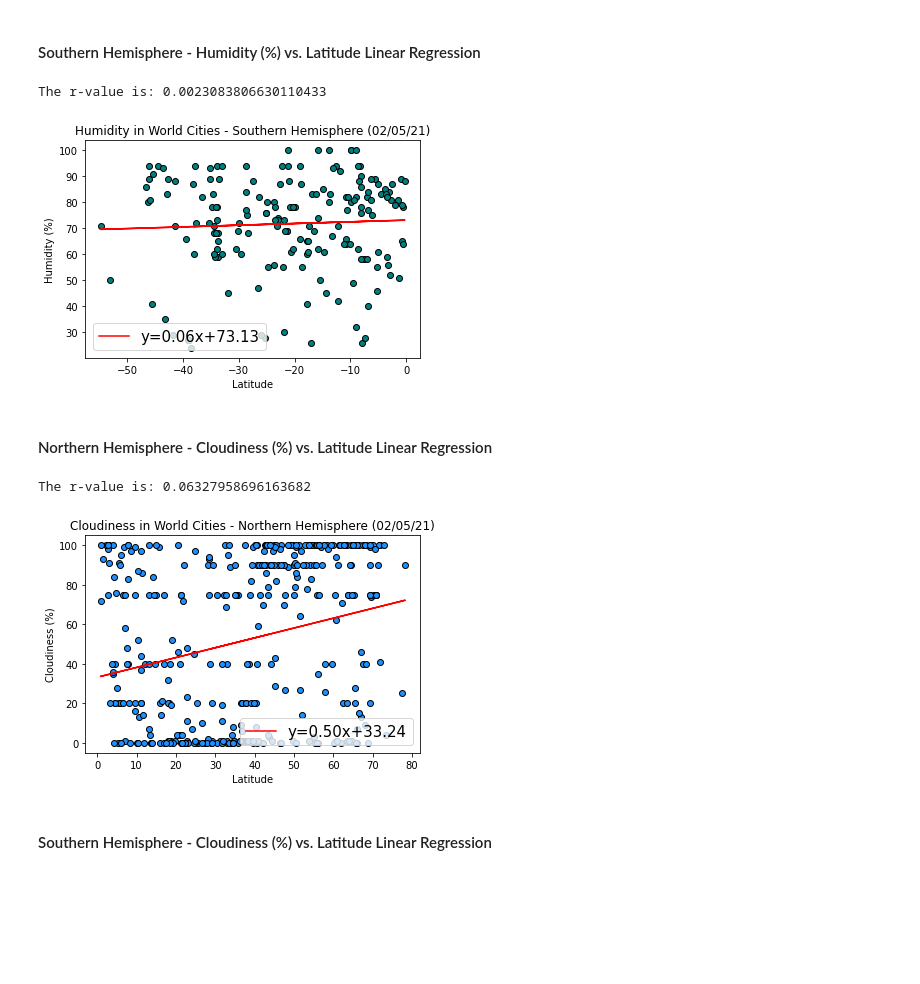
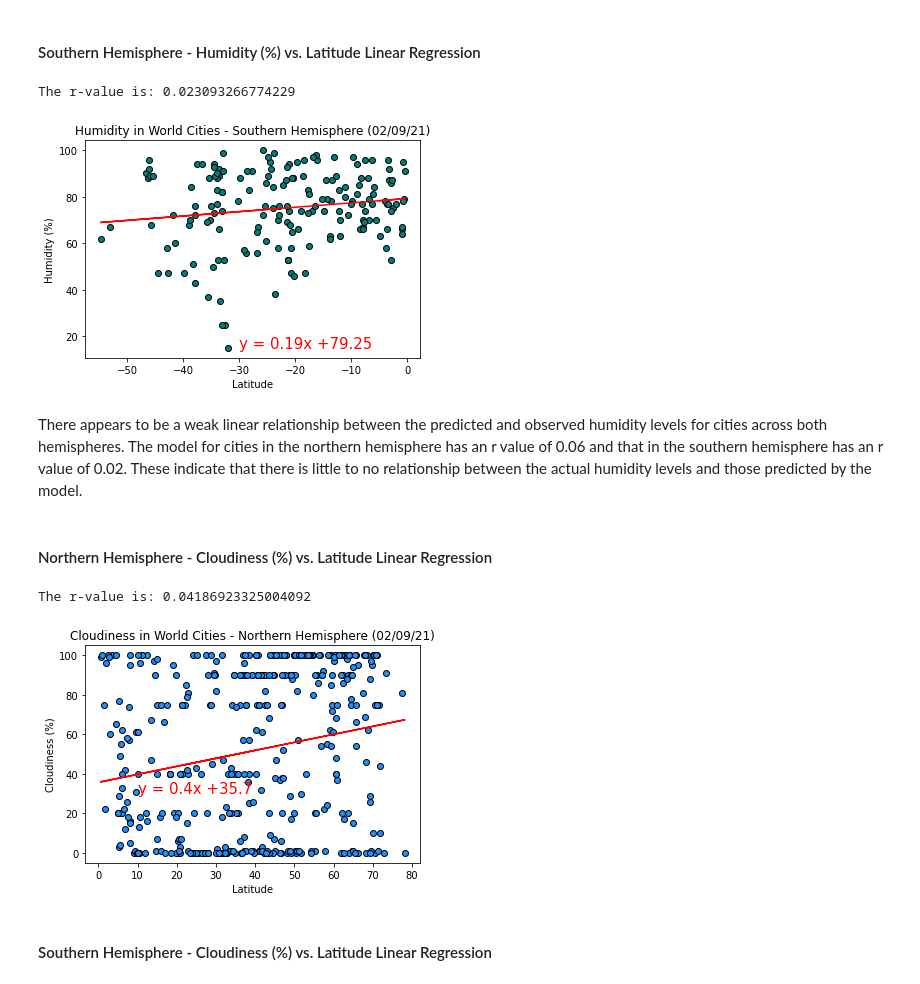
Before and after one commit to bminhas01/python-api-challenge, a Jupyter notebook: WeatherPy/WeatherPy.ipynb, the cells around one changed output. Cells and saved outputs as stored; diff of their text form; code cells hidden in the pictures; blank space fills up the shorter version.

```diff
--- a/WeatherPy/WeatherPy.ipynb
+++ b/WeatherPy/WeatherPy.ipynb
@@ -429,16 +422,13 @@ line_eq = "y = " + str(round(slope,2)) + "x +" + str(round(intercept,2))
 
 # Create Plot
 plt.scatter(x_values,y_values, color = "teal", edgecolor = 'black')
-plt.plot(x_values,regress_values, "red", label='y={:.2f}x+{:.2f}'.format(slope,intercept))
+plt.plot(x_values,regress_values, "red")
 
 # Label plot
 plt.title(f"Humidity in World Cities - Southern Hemisphere ({date})")
 plt.xlabel('Latitude')
 plt.ylabel('Humidity (%)')
-plt.legend(loc = "best", fontsize=15)
-
-# Save the figure
-plt.savefig("../output_data/HumidityvsLat_LinReg_SouthernHem.png.png")
+plt.annotate(line_eq,(-30,15),fontsize=15,color="red")
 
 # Print r value
 print(f"The r-value is: {rvalue**2}")
@@ -446,44 +436,43 @@ print(f"The r-value is: {rvalue**2}")
 # Show plot
 plt.show()
 # %% [output]
-The r-value is: 0.0023083806630110433
+The r-value is: 0.023093266774229
-[figure, old version]
+[figure, new version]
+# %% [markdown]
+There appears to be a weak linear relationship between the predicted and observed humidity levels for cities across both hemispheres. The model for cities in the northern hemisphere has an r value of 0.06 and that in the southern hemisphere has an r value of 0.02. These indicate that there is little to no relationship between the actual humidity levels and those predicted by the model.
 # %% [markdown]
 ####  Northern Hemisphere - Cloudiness (%) vs. Latitude Linear Regression
 # %%
 x_values = northern_hem_df['Lat']
 y_values = northern_hem_df['Cloudiness']
 
 # Perform a linear regression on temperature vs. latitude
 (slope, intercept, rvalue, pvalue, stderr) = linregress(x_values, y_values)
 
 # Get regression values
 regress_values = x_values * slope + intercept
 
 # Create line equation string
 line_eq = "y = " + str(round(slope,2)) + "x +" + str(round(intercept,2))
 
 # Create Plot
 plt.scatter(x_values,y_values, color = "dodgerblue", edgecolor = 'black')
-plt.plot(x_values,regress_values, "red", label='y={:.2f}x+{:.2f}'.format(slope,intercept))
+plt.plot(x_values,regress_values, "red")
 
 # Label plot
 plt.title(f"Cloudiness in World Cities - Northern Hemisphere ({date})")
 plt.xlabel('Latitude')
 plt.ylabel('Cloudiness (%)')
-plt.legend(loc = "best", fontsize=15)
-
-# Save the figure
-plt.savefig("../output_data/CloudinessvsLat_LinReg_NorthernHem.png.png")
+plt.annotate(line_eq,(10,30),fontsize=15,color="red")
 
 # Print r value
 print(f"The r-value is: {rvalue**2}")
 
 # Show plot
 plt.show()
 # %% [output]
-The r-value is: 0.06327958696163682
+The r-value is: 0.04186923325004092
-[figure, old version]
+[figure, new version]
 # %% [markdown]
 ####  Southern Hemisphere - Cloudiness (%) vs. Latitude Linear Regression
 # %%
```
Also changed, not shown: parts of 25 cells of this notebook, 13 other files.
